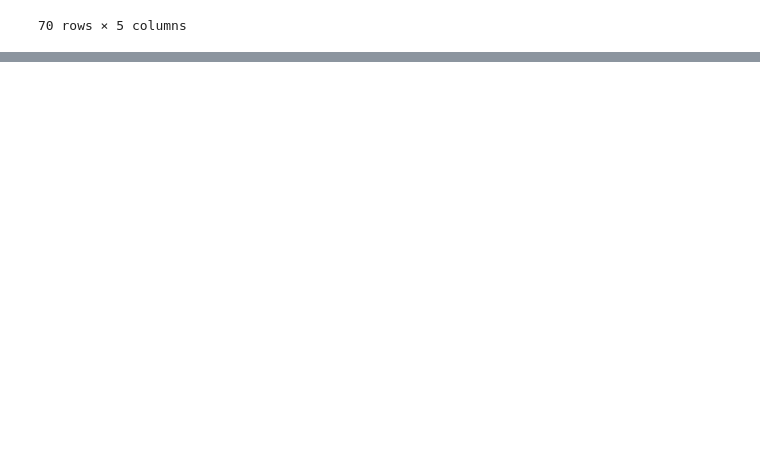
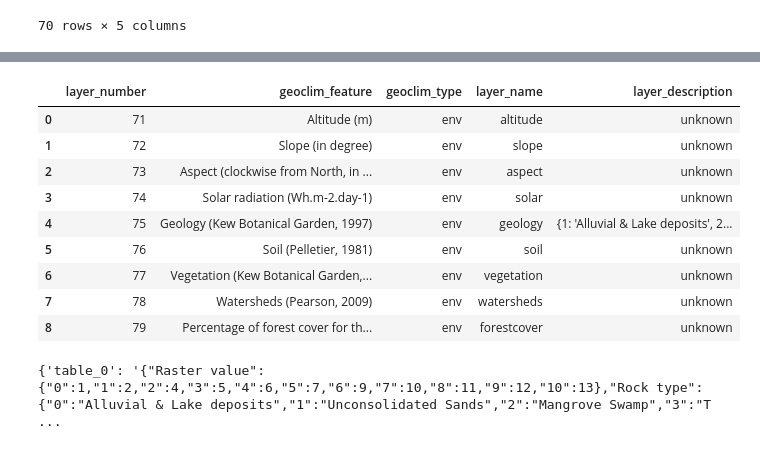
Before and after one commit to tahiri-lab/py_madaclim, a Jupyter notebook: src/coffeaphylogeo/geoclim/layers.ipynb, the cells around one changed output, grey strips where cells are left out. Drawn from its saved outputs; the diff is of its cells as text; code cells hidden in the pictures; blank space fills up the shorter version.

Commit message:
Generate env_df + meta

```diff
--- a/src/coffeaphylogeo/geoclim/layers.ipynb
+++ b/src/coffeaphylogeo/geoclim/layers.ipynb
@@ -336,0 +383,11 @@ df_clim
+# %%
+with open(enviro_dir / defs.geoclim_files["env_metadata"], "r") as f:
+    env_meta = json.load(f)
+# %%
+env_meta_str = env_meta["table_0"]
+data = json.loads(env_meta_str)
+# %%
+geology_description = {}
+for i, val in data["Raster value"].items():
+    rock_type = data["Rock type"][i]
+    geology_description[val] = rock_type
@@ -336,0 +408,19 @@ df_clim
+# %%
+df_env.loc[df_env["layer_name"] == "geology", "layer_description"] = [geology_description]
+# %%
+df_env
+# %% [output]
+|  | layer_number | geoclim_feature | geoclim_type | layer_name | layer_description |
+| 0 | 71 | Altitude (m) | env | altitude | unknown |
+| 1 | 72 | Slope (in degree) | env | slope | unknown |
+| 2 | 73 | Aspect (clockwise from North, in ... | env | aspect | unknown |
+| 3 | 74 | Solar radiation (Wh.m-2.day-1) | env | solar | unknown |
+| 4 | 75 | Geology (Kew Botanical Garden, 1997) | env | geology | {1: 'Alluvial & Lake deposits', 2... |
+| 5 | 76 | Soil (Pelletier, 1981) | env | soil | unknown |
+| 6 | 77 | Vegetation (Kew Botanical Garden,... | env | vegetation | unknown |
+| 7 | 78 | Watersheds (Pearson, 2009) | env | watersheds | unknown |
+| 8 | 79 | Percentage of forest cover for th... | env | forestcover | unknown |
+# %%
+env_meta
+# %% [output]
+{'table_0': '{"Raster value":{"0":1,"1":2,"2":4,"3":5,"4":6,"5":7,"6":9,"7":10,"8":11,"9":12,"10":13},"Rock type":{"0":"Alluvial & Lake deposits","1":"Unconsolidated Sands","2":"Mangrove Swamp","3":"T ...
```
Also changed, not shown: parts of 12 cells of this notebook.
